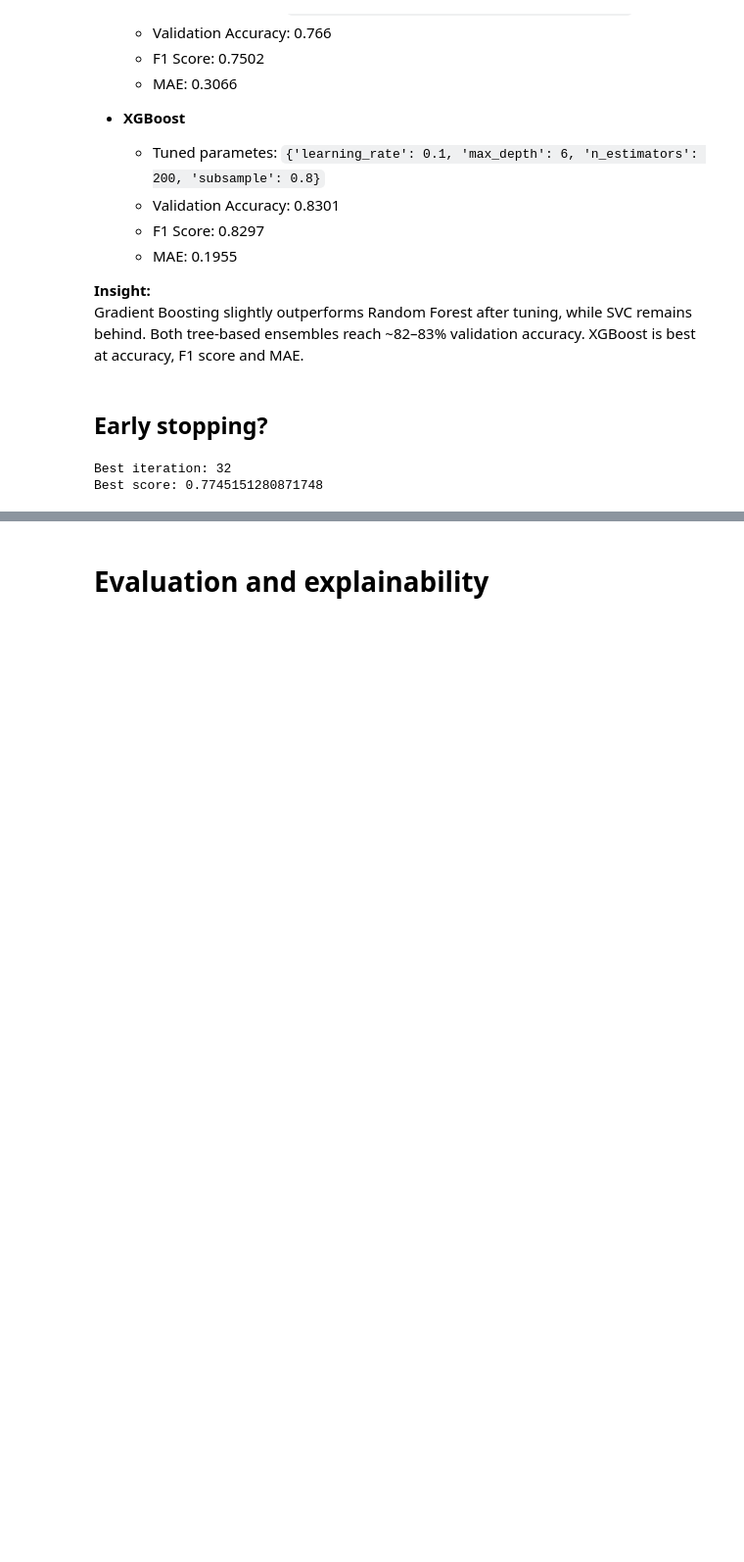
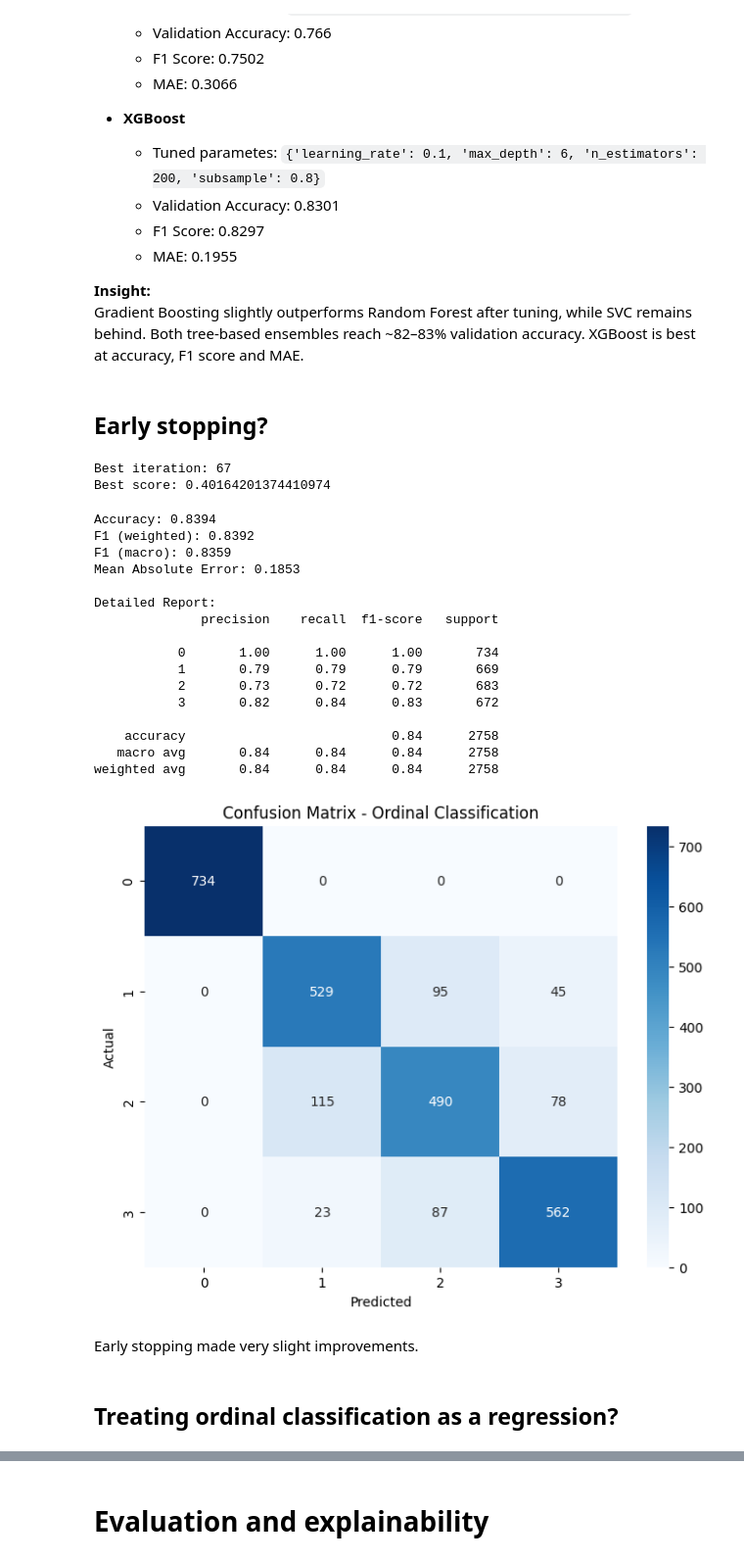
Before and after one commit to Simone-meli25/Credit_Score_Classification, a Jupyter notebook: notebooks/new_version.ipynb, the cells around one changed output, grey strips where cells are left out. Shown: that part at 98% size. Saved outputs shown, nothing was run; the diff lists cells and outputs as text; code cells hidden in the pictures; blank space fills up the shorter version.

```diff
--- a/notebooks/new_version.ipynb
+++ b/notebooks/new_version.ipynb
@@ -1278,7 +1594,7 @@ from xgboost import XGBClassifier
 
 # Split training data for early stopping
 X_train_xgb, X_eval_xgb, y_train_xgb, y_eval_xgb = train_test_split(
-    X_train_new, y_train_new, test_size=0.2, random_state=42
+    X_train_scaled, y_train_best, test_size=0.2, random_state=42
 )
 
 # Train with early stopping
@@ -1301,5 +1617,51 @@ xgb_model.fit(
 print(f"Best iteration: {xgb_model.best_iteration}")
 print(f"Best score: {xgb_model.best_score}")
 # %% [output]
-Best iteration: 32
-Best score: 0.7745151280871748
+Best iteration: 67
+Best score: 0.40164201374410974
+# %%
+from sklearn.metrics import confusion_matrix
+
+y_pred = xgb_model.predict(X_eval_xgb)
+accuracy = accuracy_score(y_eval_xgb, y_pred)
+f1_weighted = f1_score(y_eval_xgb, y_pred, average='weighted')
+f1_macro = f1_score(y_eval_xgb, y_pred, average='macro')
+mae = mean_absolute_error(y_eval_xgb, y_pred)
+
+print(f"Accuracy: {accuracy:.4f}")
+print(f"F1 (weighted): {f1_weighted:.4f}")
+print(f"F1 (macro): {f1_macro:.4f}")
+print(f"Mean Absolute Error: {mae:.4f}")
+print("\nDetailed Report:")
+print(classification_report(y_eval_xgb, y_pred))
+
+# Confusion matrix to see the ordering errors
+cm = confusion_matrix(y_eval_xgb, y_pred)
+plt.figure(figsize=(8, 6))
+sns.heatmap(cm, annot=True, fmt='d', cmap='Blues')
+plt.xlabel('Predicted')
+plt.ylabel('Actual')
+plt.title('Confusion Matrix - Ordinal Classification')
+plt.show()
+# %% [output]
+Accuracy: 0.8394
+F1 (weighted): 0.8392
+F1 (macro): 0.8359
+Mean Absolute Error: 0.1853
+
+Detailed Report:
+              precision    recall  f1-score   support
+
+           0       1.00      1.00      1.00       734
+           1       0.79      0.79      0.79       669
+           2       0.73      0.72      0.72       683
+           3       0.82      0.84      0.83       672
+
+    accuracy                           0.84      2758
+   macro avg       0.84      0.84      0.84      2758
+weighted avg       0.84      0.84      0.84      2758
+[figure, added]
+# %% [markdown]
+Early stopping made very slight improvements.
+# %% [markdown]
+## Treating ordinal classification as a regression?
```
Also changed, not shown: parts of 28 cells of this notebook, 1 other file.
